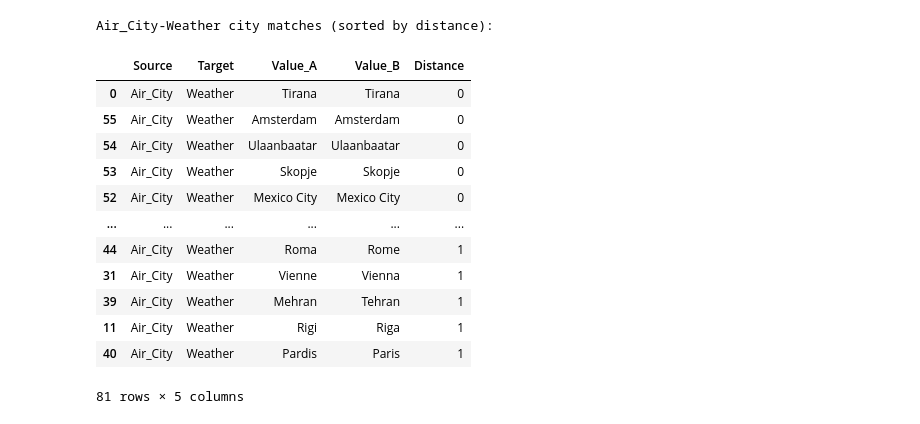
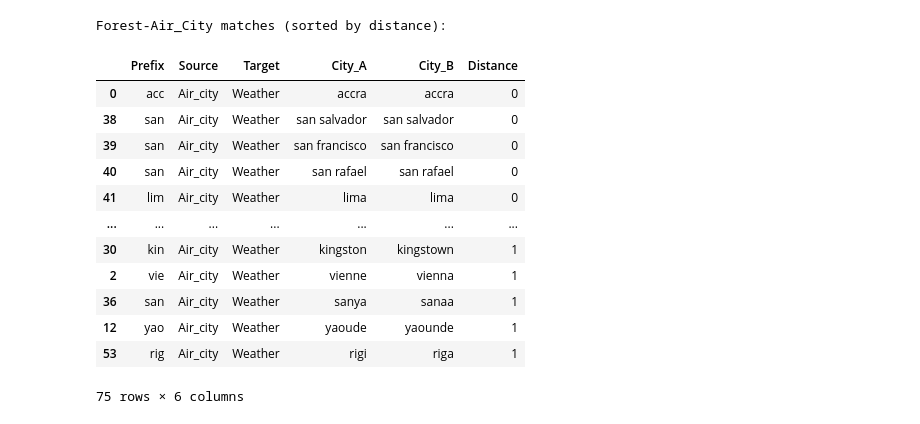
Before and after one commit to iceyubing/ipai25, a Jupyter notebook: levenshtein.ipynb, the cells around one changed output. Saved outputs shown, nothing was run; the diff lists cells and outputs as text; code cells hidden in the pictures.

```diff
--- a/levenshtein.ipynb
+++ b/levenshtein.ipynb
@@ -270,8 +270,8 @@ for prefix in dp.FCity_common_prefixes:
                     "Prefix": prefix,
                     "Source": "Forest",
                     "Target": "Air_City",
-                    "Value_A": loc,
-                    "Value_B": country,
+                    "Country_A": loc,
+                    "Country_B": country,
                     "Distance": distance
                 })
 
@@ -426,36 +464,42 @@ cities_weather = weather['location_name'].dropna().unique()
 # %%
-# Air-City-Weather city matching
-matches_city = []
-for city in cities_air_city:
-    for weather_city in cities_weather:
-        if levenshtein_match(city, weather_city):
-            distance = lev.distance(str(city), str(weather_city))
-            matches_city.append({
-                "Source": "Air_City",
-                "Target": "Weather",
-                "Value_A": city,
-                "Value_B": weather_city,
-                "Distance": distance
-            })
+# air_city - weather: Comparison of cities
 
-city_df = pd.DataFrame(matches_city)
-if not city_df.empty:
-    print("Air_City-Weather city matches (sorted by distance):")
-    display(city_df.sort_values('Distance'))
+matches_cw = []
+
+for prefix in dp.CW_city_common_prefixes:
+    subset_a = dp.air_city[dp.air_city['city_prefix'] == prefix]
+    subset_b = dp.weather[dp.weather['city_prefix'] == prefix]
+    for loc in subset_a['City_normalized'].unique():
+        for city in subset_b['City_normalized'].unique():
+            if levenshtein_match(loc, city):
+                distance = dp.lev.distance(str(loc), str(city))
+                matches_cw.append({
+                    "Prefix": prefix,
+                    "Source": "Air_city",
+                    "Target": "Weather",
+                    "City_A": loc,
+                    "City_B": city,
+                    "Distance": distance
+                })
+
+acw_df = dp.pd.DataFrame(matches_cw)
+if not acw_df.empty:
+    print("Forest-Air_City matches (sorted by distance):")
+    display(acw_df.sort_values('Distance'))
 else:
-    print("No city-level matches found")
+    print("No Forest-Air_City matches found")
 # %% [output]
-Air_City-Weather city matches (sorted by distance):
+Forest-Air_City matches (sorted by distance):
-|  | Source | Target | Value_A | Value_B | Distance |
-| 0 | Air_City | Weather | Tirana | Tirana | 0 |
-| 55 | Air_City | Weather | Amsterdam | Amsterdam | 0 |
-| 54 | Air_City | Weather | Ulaanbaatar | Ulaanbaatar | 0 |
-| 53 | Air_City | Weather | Skopje | Skopje | 0 |
-| 52 | Air_City | Weather | Mexico City | Mexico City | 0 |
-| ... | ... | ... | ... | ... | ... |
-| 44 | Air_City | Weather | Roma | Rome | 1 |
-| 31 | Air_City | Weather | Vienne | Vienna | 1 |
-| 39 | Air_City | Weather | Mehran | Tehran | 1 |
-| 11 | Air_City | Weather | Rigi | Riga | 1 |
-| 40 | Air_City | Weather | Pardis | Paris | 1 |
+|  | Prefix | Source | Target | City_A | City_B | Distance |
+| 0 | acc | Air_city | Weather | accra | accra | 0 |
+| 38 | san | Air_city | Weather | san salvador | san salvador | 0 |
+| 39 | san | Air_city | Weather | san francisco | san francisco | 0 |
+| 40 | san | Air_city | Weather | san rafael | san rafael | 0 |
+| 41 | lim | Air_city | Weather | lima | lima | 0 |
+| ... | ... | ... | ... | ... | ... | ... |
+| 30 | kin | Air_city | Weather | kingston | kingstown | 1 |
+| 2 | vie | Air_city | Weather | vienne | vienna | 1 |
+| 36 | san | Air_city | Weather | sanya | sanaa | 1 |
+| 12 | yao | Air_city | Weather | yaoude | yaounde | 1 |
+| 53 | rig | Air_city | Weather | rigi | riga | 1 |
-81 rows × 5 columns
+75 rows × 6 columns
```
Also changed, not shown: parts of 12 cells of this notebook, 1 other file.
